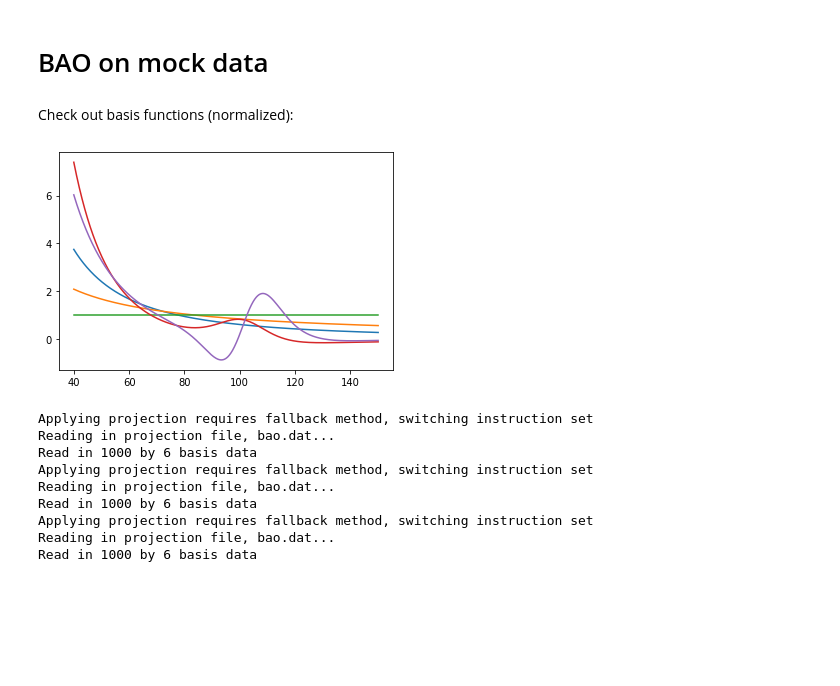
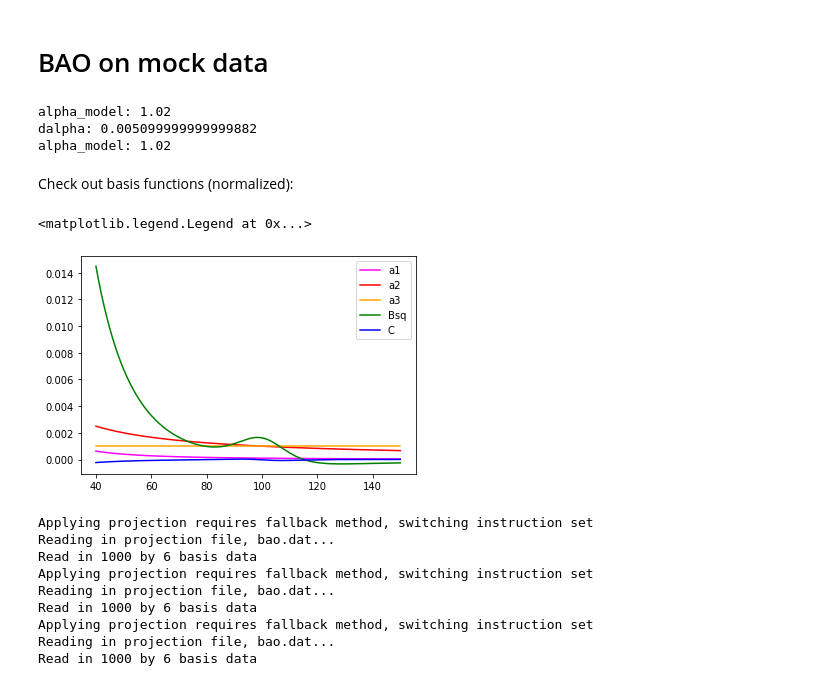
Before and after one commit to kstoreyf/Corrfunc, a Jupyter notebook: example.ipynb, the cells around one changed output. Drawn from its saved outputs; the diff is of its cells as text; code cells hidden in the pictures; blank space fills up the shorter version.

```diff
--- a/example.ipynb
+++ b/example.ipynb
@@ -133,22 +138,31 @@ plt.plot(rbins_avg, xi_ls, marker='o', color='grey', ls='None')
 # %% [markdown]
 # BAO on mock data
 # %%
-order = 2 # for quadratic
 proj_type = 'generalr'
 projfn = 'bao.dat'
 # The spline routine writes to file, so remember to delete later
 kwargs = {'cosmo_base':nbodykit.cosmology.Planck15, 'redshift':0}
 nprojbins, _ = bao.write_bases(rbins[0], rbins[-1], projfn, **kwargs)
+# %% [output]
+alpha_model: 1.02
+dalpha: 0.005099999999999882
+alpha_model: 1.02
 # %% [markdown]
 Check out basis functions (normalized):
 # %%
+base_colors = ['magenta', 'red', 'orange', 'green', 'blue']
+base_names = ['a1', 'a2', 'a3', 'Bsq', 'C']
 bases = np.loadtxt(projfn)
 bases.shape
 r = bases[:,0]
-for i in range(1, len(bases[0])):
-    plt.plot(r, bases[:,i]/np.mean(bases[:,i]))
+for i in range(len(bases[0])-1):
+    #norm = np.mean(bases[:,i])
+    base = bases[:,i+1]
+    plt.plot(r, base, color=base_colors[i], label='{}'.format(base_names[i]))
+plt.legend()
 # %% [output]
+<matplotlib.legend.Legend at 0x...>
-[figure, old version]
+[figure, new version]
 # %%
 _, dd_proj, _ = DDsmu_mocks(1, cosmo, nthreads, mumax, nmubins, rbins, ra, dec, z,
                 is_comoving_dist=True, proj_type=proj_type, nprojbins=nprojbins, projfn=projfn,
```
Also changed, not shown: parts of 8 cells of this notebook, 13 other files.
